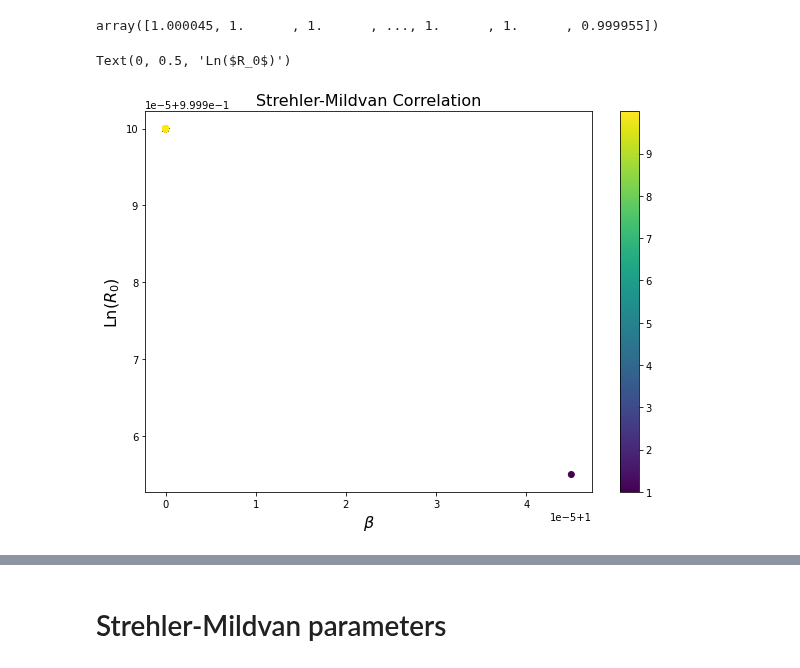
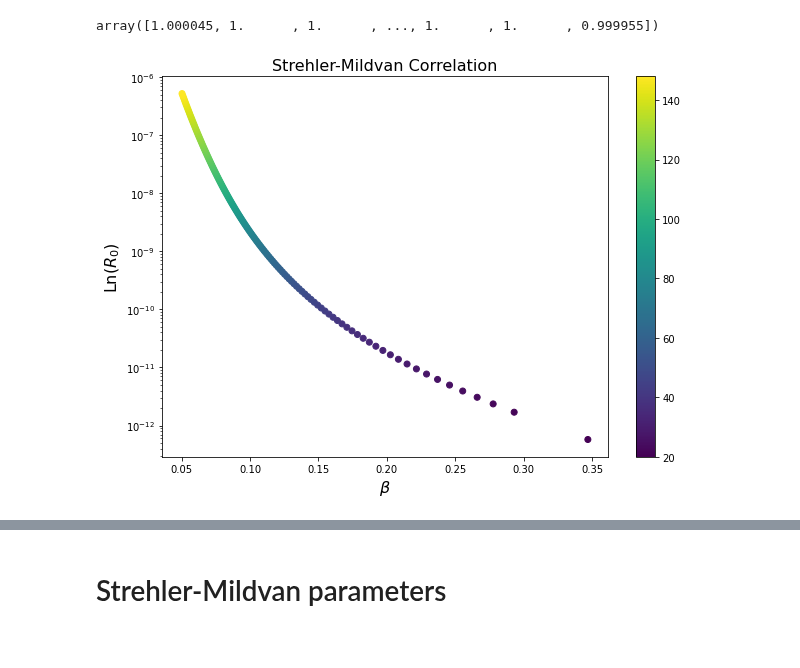
Before and after one commit to Rafther0112/Human_Aging_Research, a Jupyter notebook: week_7/strehler_mildvan_exploration.ipynb, the cells around one changed output, grey strips where cells are left out. Saved outputs shown, nothing was run; the diff lists cells and outputs as text; code cells hidden in the pictures.

```diff
--- a/week_7/strehler_mildvan_exploration.ipynb
+++ b/week_7/strehler_mildvan_exploration.ipynb
@@ -104,6 +104,7 @@ for i in range(len(frailty_index_promedio)):
 # %% [markdown]
 # Numerical Solution
 # %%
+disease_rate_steps = [0.001]
 h = (tiempo_vida_maximo-tiempo_vida_inicial)/pasos_integracion                                         #Pasos de integracion
 alpha_damage_propagation = 0.02
 temporal_evolution = np.arange(tiempo_vida_inicial,tiempo_vida_maximo,h)
@@ -127,8 +117,8 @@ plt.yscale("log")
 # %%
 valores_beta_R = np.empty((2), dtype = object)
-temporal_evolution = np.linspace(1,10,100000)
-data = np.e**temporal_evolution
-derivative_process = dxdt(data, temporal_evolution, kind="finite_difference", k=1)
+temporal_evolution = temporal_evolution_differential_equation
+data = gompertz_law_differential_equation
+derivative_process = dxdt(data, temporal_evolution, kind="finite_difference", k=3)
 beta_values = derivative_process/data
 R_values = data/np.e**(beta_values*temporal_evolution)
 
@@ -139,41 +129,42 @@ valores_beta_R[0]
 # %% [output]
 array([1.000045, 1.      , 1.      , ..., 1.      , 1.      , 0.999955])
 # %%
+import matplotlib.colors as mcolors
+
 plt.figure(figsize=(10,7))
 plt.title(r"Strehler-Mildvan Correlation", fontsize = 16)
 inicial = 0
 final = -1
 
 
 y_values = valores_beta_R[1][inicial:final]  # Solo como ejemplo, puedes reemplazar esto con tus datos
 
 y_min = min(y_values)
 y_max = max(y_values)
 y_norm = (y_values - y_min) / (y_max - y_min)
 
 colors = ['red', 'orange', 'yellow', 'green', 'blue', 'purple']
 custom_cmap = mcolors.ListedColormap(colors)
 
 point_colors = custom_cmap(y_norm)
 
 
 cmap = 'viridis'
 
 # Paso 3: Grafica los puntos en el scatter plot con la escala continua de colores
-plt.scatter(valores_beta_R[0][inicial:final], y_values, c=temporal_evolution[inicial:final], cmap=cmap)
+plt.scatter(valores_beta_R[0][inicial:final], valores_beta_R[1][inicial:final], c=temporal_evolution[inicial:final], cmap=cmap)
 
 # Puedes agregar una barra de color para visualizar la escala de colores
 plt.colorbar()
 
 
 #plt.scatter(valores_beta_R[0][inicial:final], valores_beta_R[1][inicial:final], label = f"#N = {N_total_steps[i]} d = {disease_rate_steps[j]}")
 
 plt.xlabel(r"$\beta$", fontsize = 16)
 plt.ylabel(r"Ln($R_0$)", fontsize = 16)
-#plt.yscale("log")
+plt.yscale("log")
 # %% [output]
-Text(0, 0.5, 'Ln($R_0$)')
-[figure, old version]
+[figure, new version]
 # %%
 import numpy as np
 import matplotlib.pyplot as plt
```
Also changed, not shown: parts of 4 cells of this notebook.
